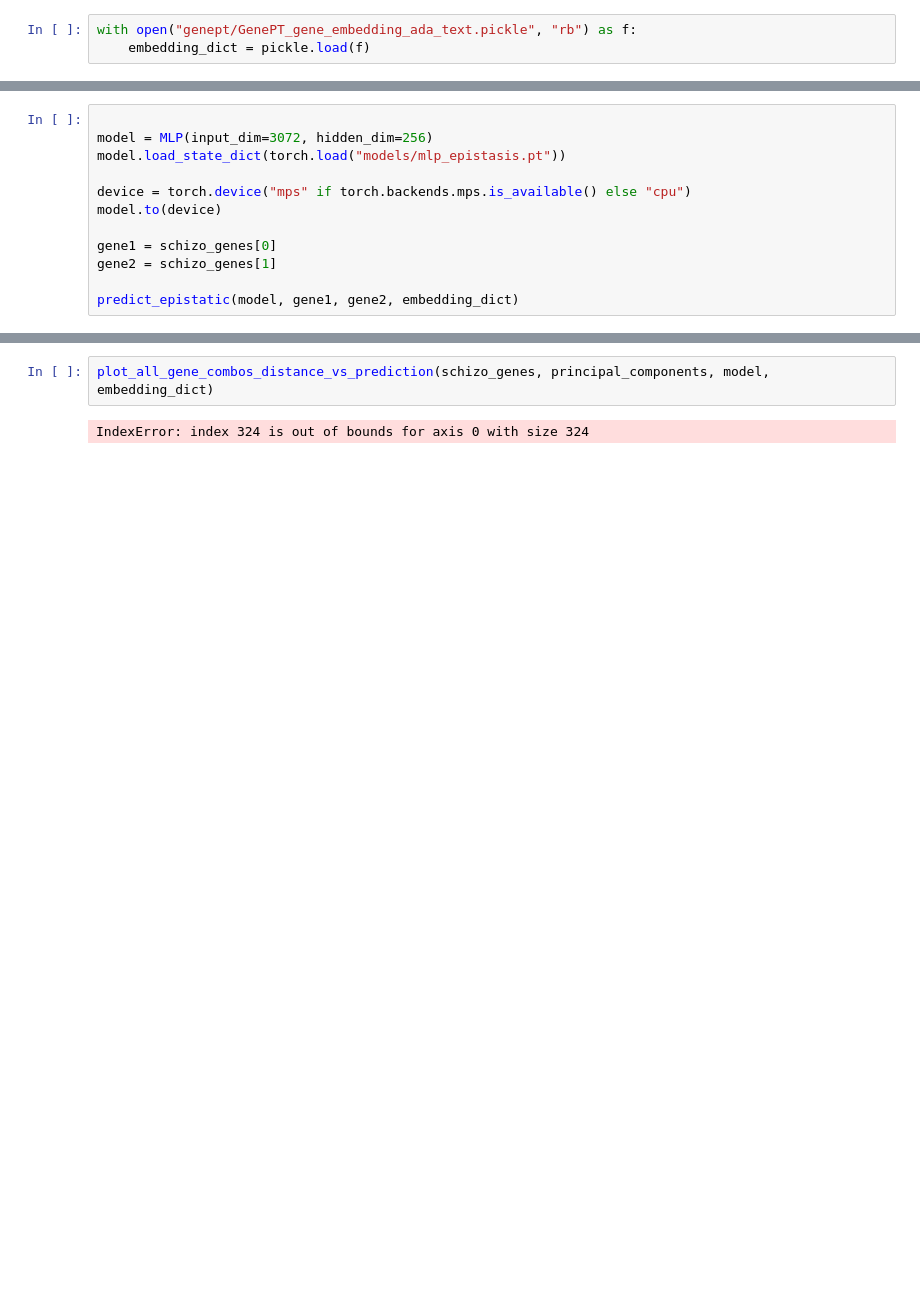
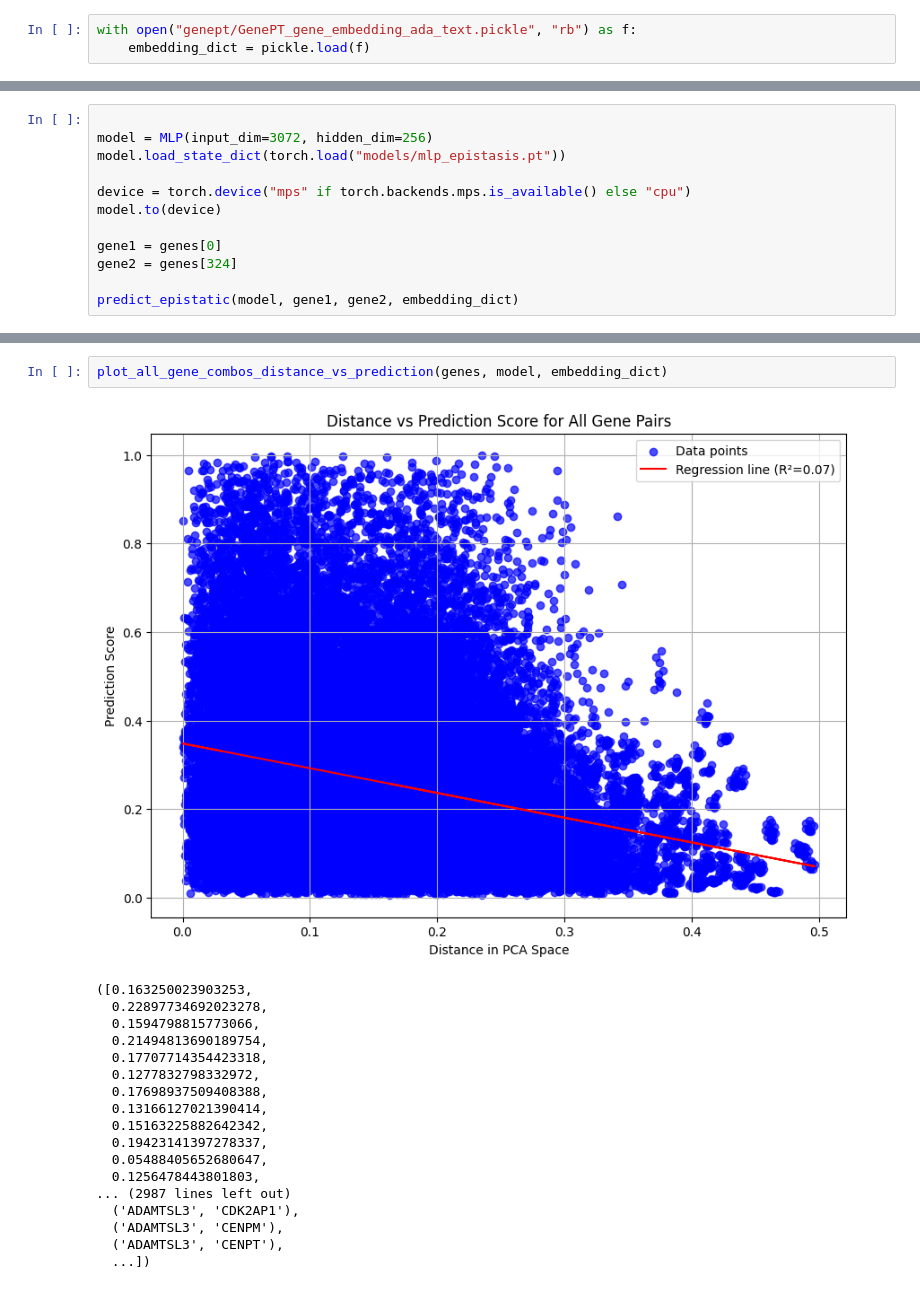
Before and after one commit to mspancho/graphistasis, a Jupyter notebook: pca_viz.ipynb, the cells around one changed output, grey strips where cells are left out. Cells and saved outputs as stored; diff of their text form; blank space fills up the shorter version.

```diff
--- a/pca_viz.ipynb
+++ b/pca_viz.ipynb
@@ -46,8 +51,8 @@ model.load_state_dict(torch.load("models/mlp_epistasis.pt"))
 device = torch.device("mps" if torch.backends.mps.is_available() else "cpu")
 model.to(device)
 
-gene1 = schizo_genes[0]
-gene2 = schizo_genes[1]
+gene1 = genes[0]
+gene2 = genes[324]
 
 predict_epistatic(model, gene1, gene2, embedding_dict)
 # %% [output]
@@ -97,6 +115,23 @@ def plot_all_gene_combos_distance_vs_prediction(schizo_genes, principal_componen
 
     return distances, prediction_scores, gene_pairs
 # %%
-plot_all_gene_combos_distance_vs_prediction(schizo_genes, principal_components, model, embedding_dict)
+plot_all_gene_combos_distance_vs_prediction(genes, model, embedding_dict)
 # %% [output]
+[figure, added]
-IndexError: index 324 is out of bounds for axis 0 with size 324
+([0.163250023903253,
+  0.22897734692023278,
+  0.1594798815773066,
+  0.21494813690189754,
+  0.17707714354423318,
+  0.1277832798332972,
+  0.17698937509408388,
+  0.13166127021390414,
+  0.15163225882642342,
+  0.19423141397278337,
+  0.05488405652680647,
+  0.1256478443801803,
+... (2987 lines left out)
+  ('ADAMTSL3', 'CDK2AP1'),
+  ('ADAMTSL3', 'CENPM'),
+  ('ADAMTSL3', 'CENPT'),
+  ...])
```
Also changed, not shown: parts of 11 cells of this notebook, 3 other files.
